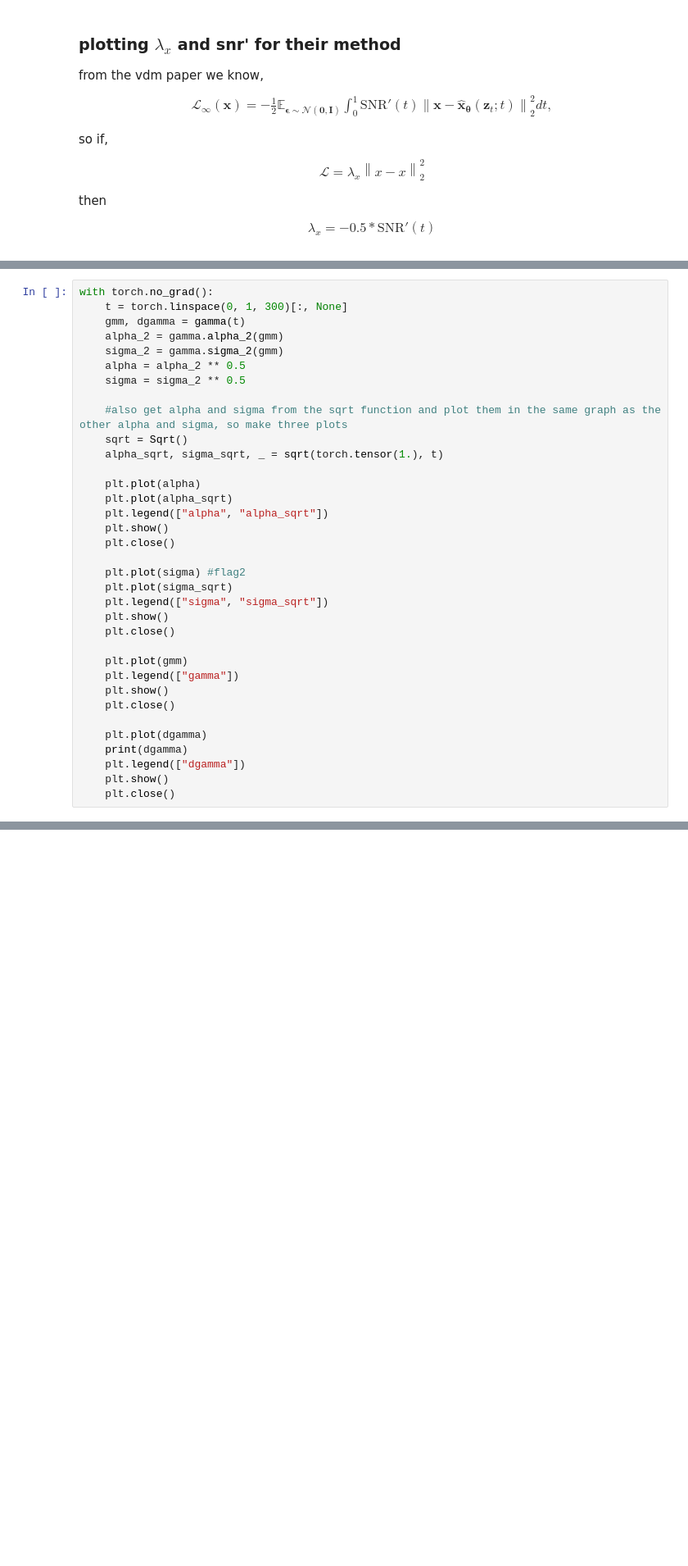
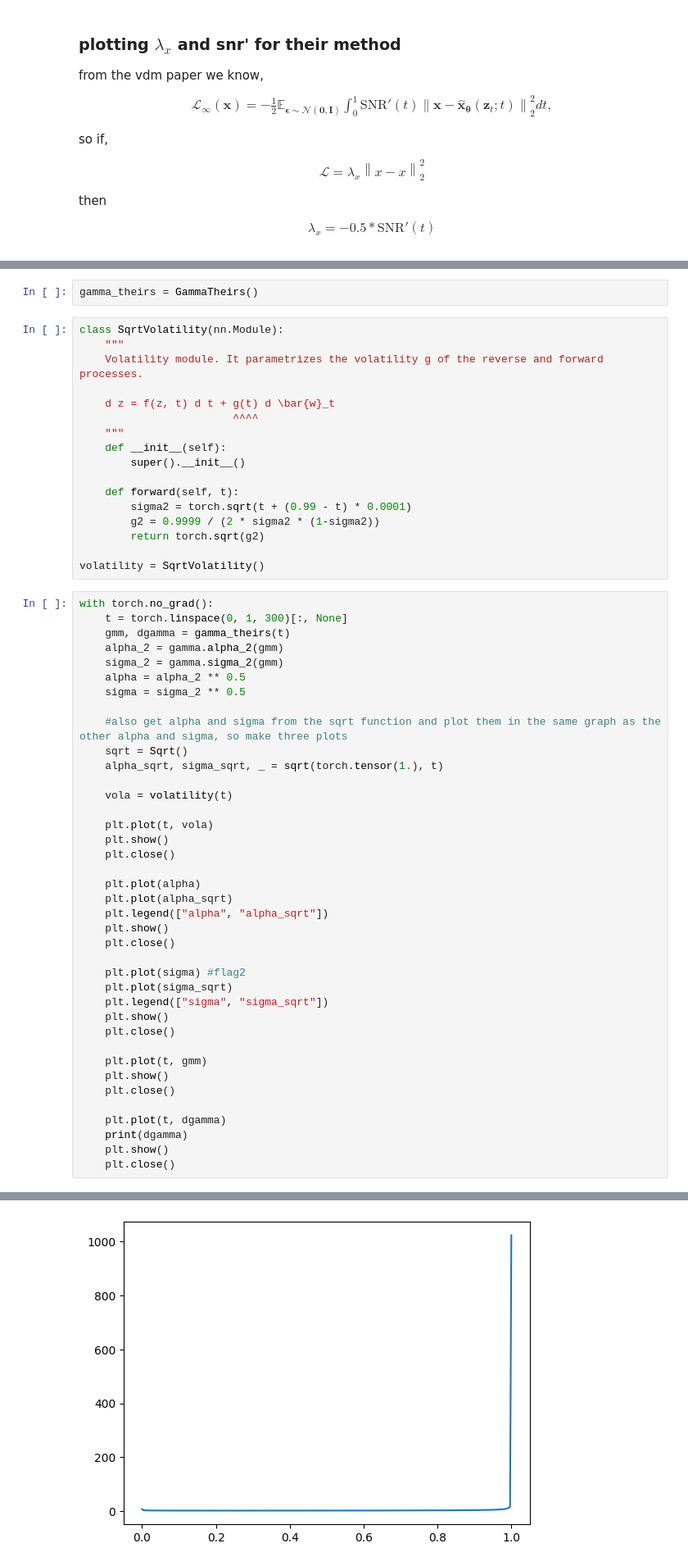
Before and after one commit to Nesta-gitU/discrete_diffusion, a Jupyter notebook: notebooks/ndm_parameterisation_modified (1) copy.ipynb, the cells around one changed output, grey strips where cells are left out. Shown at 82% size. Drawn from its saved outputs; the diff is of its cells as text; blank space fills up the shorter version.

```diff
--- a/notebooks/ndm_parameterisation_modified (1) copy.ipynb
+++ b/notebooks/ndm_parameterisation_modified (1) copy.ipynb
@@ -2014,7 +2033,26 @@ NameError: name 'Gamma' is not defined
+# %%
+gamma_theirs = GammaTheirs()
+# %%
+class SqrtVolatility(nn.Module):
+    """
+    Volatility module. It parametrizes the volatility g of the reverse and forward processes.
+
+    d z = f(z, t) d t + g(t) d \bar{w}_t
+                        ^^^^
+    """
+    def __init__(self):
+        super().__init__()
+
+    def forward(self, t):
+        sigma2 = torch.sqrt(t + (0.99 - t) * 0.0001)
+        g2 = 0.9999 / (2 * sigma2 * (1-sigma2))
+        return torch.sqrt(g2)
+
+volatility = SqrtVolatility()
 # %%
 with torch.no_grad():
     t = torch.linspace(0, 1, 300)[:, None]
-    gmm, dgamma = gamma(t)
+    gmm, dgamma = gamma_theirs(t)
     alpha_2 = gamma.alpha_2(gmm)
     sigma_2 = gamma.sigma_2(gmm)
     alpha = alpha_2 ** 0.5
@@ -2023,6 +2061,12 @@ with torch.no_grad():
     #also get alpha and sigma from the sqrt function and plot them in the same graph as the other alpha and sigma, so make three plots
     sqrt = Sqrt()
     alpha_sqrt, sigma_sqrt, _ = sqrt(torch.tensor(1.), t)
+
+    vola = volatility(t)
+
+    plt.plot(t, vola)
+    plt.show()
+    plt.close()
 
     plt.plot(alpha)
     plt.plot(alpha_sqrt)
@@ -2036,13 +2080,12 @@ with torch.no_grad():
     plt.show()
     plt.close()
 
-    plt.plot(gmm)
-    plt.legend(["gamma"])
+    plt.plot(t, gmm)
     plt.show()
     plt.close()
 
-    plt.plot(dgamma)
+    plt.plot(t, dgamma)
     print(dgamma)
-    plt.legend(["dgamma"])
     plt.show()
     plt.close()
+# %% [output]
@@ -2048,0 +2093 @@ with torch.no_grad():
+[figure, added]
```
Also changed, not shown: parts of 7 cells of this notebook, 7 other files.
